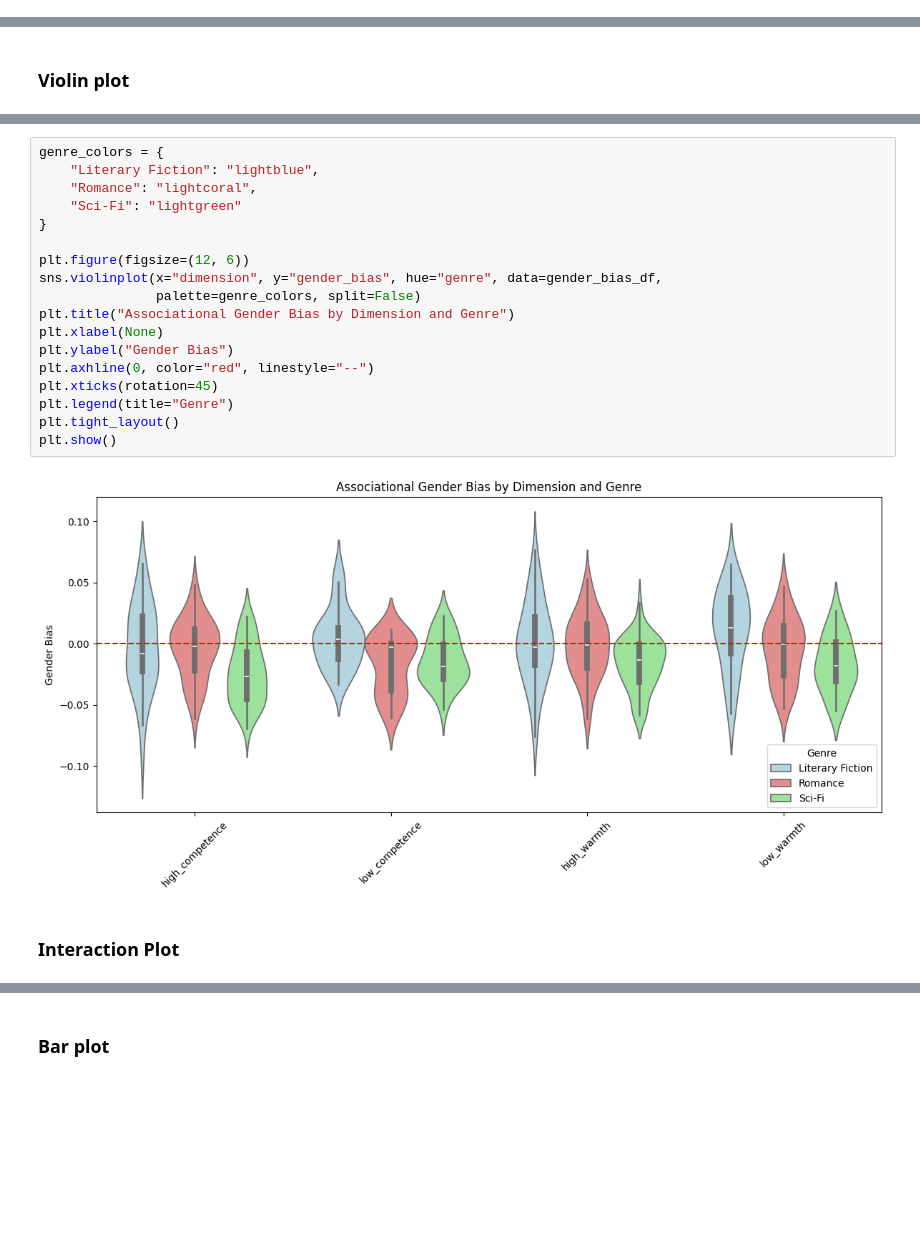
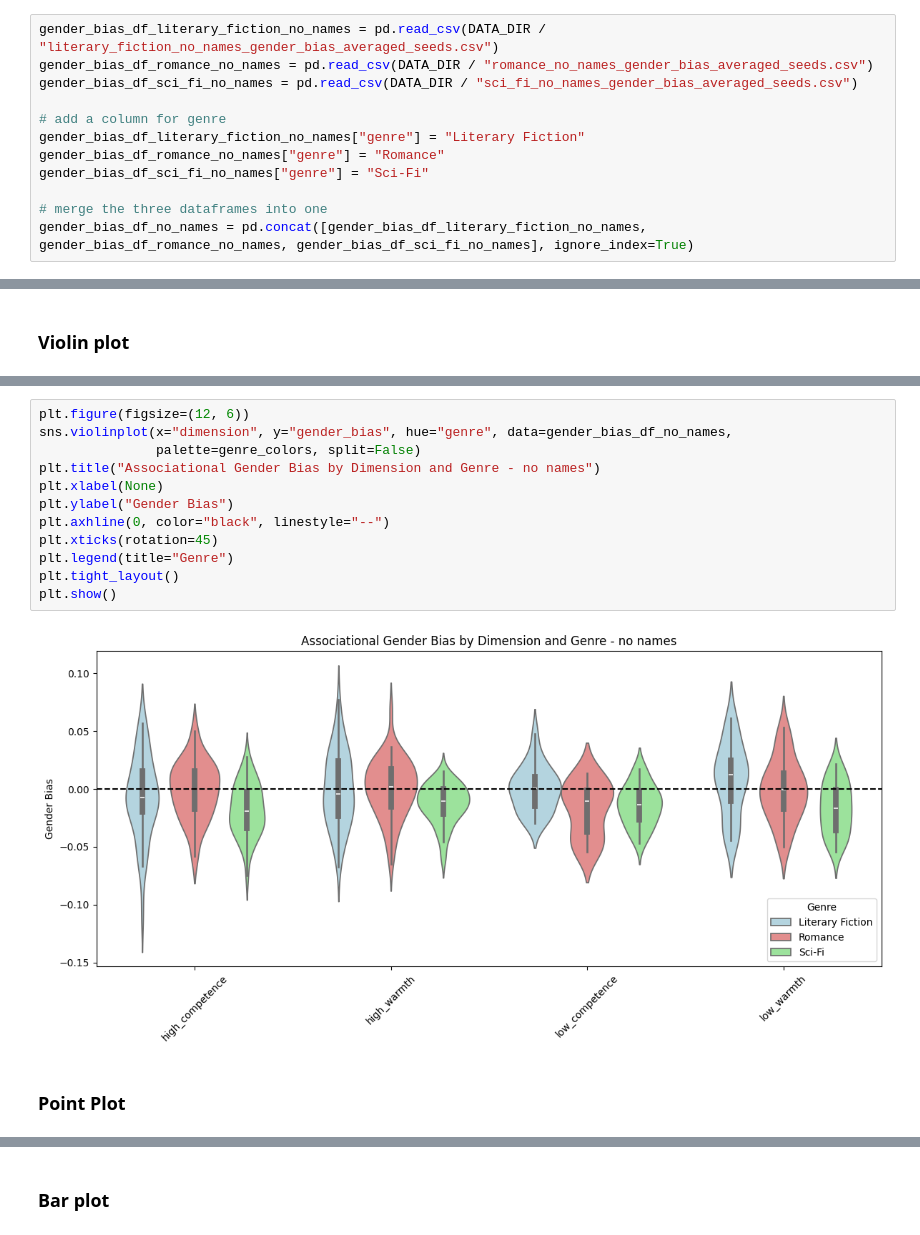
Before and after one commit to Idun9000/Gender-Stereotypes-in-LLM-generated-short-stories, a Jupyter notebook: notebooks/Gender bias analysis/associational_bias_plotting.ipynb, the cells around one changed output, grey strips where cells are left out. Drawn from its saved outputs; the diff is of its cells as text; blank space fills up the shorter version.

```diff
--- a/notebooks/Gender bias analysis/associational_bias_plotting.ipynb
+++ b/notebooks/Gender bias analysis/associational_bias_plotting.ipynb
@@ -21,3 +21,15 @@ gender_bias_df_sci_fi["genre"] = "Sci-Fi"
 
 # merge the three dataframes into one
 gender_bias_df = pd.concat([gender_bias_df_literary_fiction, gender_bias_df_romance, gender_bias_df_sci_fi], ignore_index=True)
+# %%
+gender_bias_df_literary_fiction_no_names = pd.read_csv(DATA_DIR / "literary_fiction_no_names_gender_bias_averaged_seeds.csv")
+gender_bias_df_romance_no_names = pd.read_csv(DATA_DIR / "romance_no_names_gender_bias_averaged_seeds.csv")
+gender_bias_df_sci_fi_no_names = pd.read_csv(DATA_DIR / "sci_fi_no_names_gender_bias_averaged_seeds.csv")
+
+# add a column for genre
+gender_bias_df_literary_fiction_no_names["genre"] = "Literary Fiction"
+gender_bias_df_romance_no_names["genre"] = "Romance"
+gender_bias_df_sci_fi_no_names["genre"] = "Sci-Fi"
+
+# merge the three dataframes into one
+gender_bias_df_no_names = pd.concat([gender_bias_df_literary_fiction_no_names, gender_bias_df_romance_no_names, gender_bias_df_sci_fi_no_names], ignore_index=True)
@@ -26,22 +87,16 @@ gender_bias_df = pd.concat([gender_bias_df_literary_fiction, gender_bias_df_roma
 # %%
-genre_colors = {
-    "Literary Fiction": "lightblue",
-    "Romance": "lightcoral",
-    "Sci-Fi": "lightgreen"
-}
-
 plt.figure(figsize=(12, 6))
-sns.violinplot(x="dimension", y="gender_bias", hue="genre", data=gender_bias_df,
+sns.violinplot(x="dimension", y="gender_bias", hue="genre", data=gender_bias_df_no_names,
                palette=genre_colors, split=False)
-plt.title("Associational Gender Bias by Dimension and Genre")
+plt.title("Associational Gender Bias by Dimension and Genre - no names")
 plt.xlabel(None)
 plt.ylabel("Gender Bias")
-plt.axhline(0, color="red", linestyle="--")
+plt.axhline(0, color="black", linestyle="--")
 plt.xticks(rotation=45)
 plt.legend(title="Genre")
 plt.tight_layout()
 plt.show()
 # %% [output]
-[figure, old version]
+[figure, new version]
 # %% [markdown]
-### Interaction Plot
+### Point Plot
```
Also changed, not shown: parts of 36 cells of this notebook, 11 other files.
